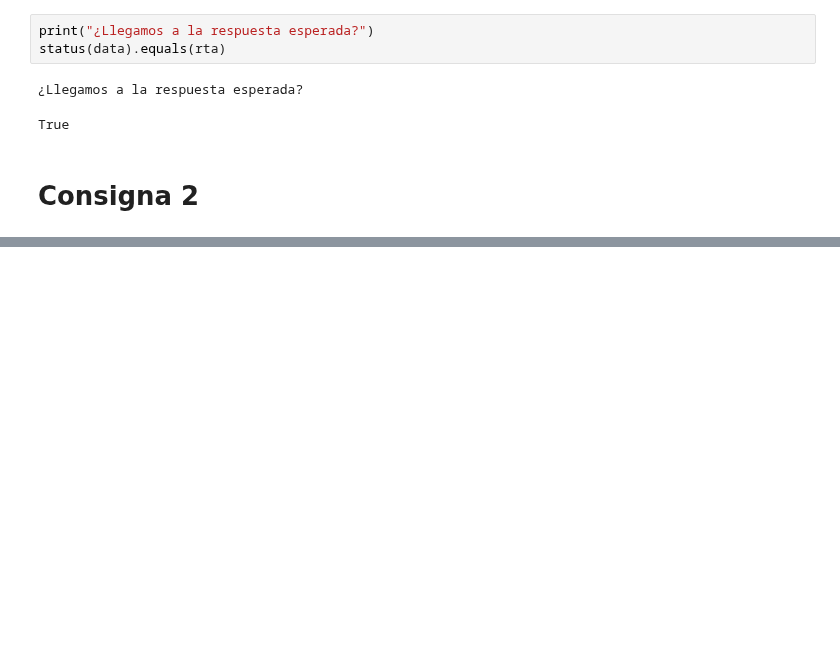
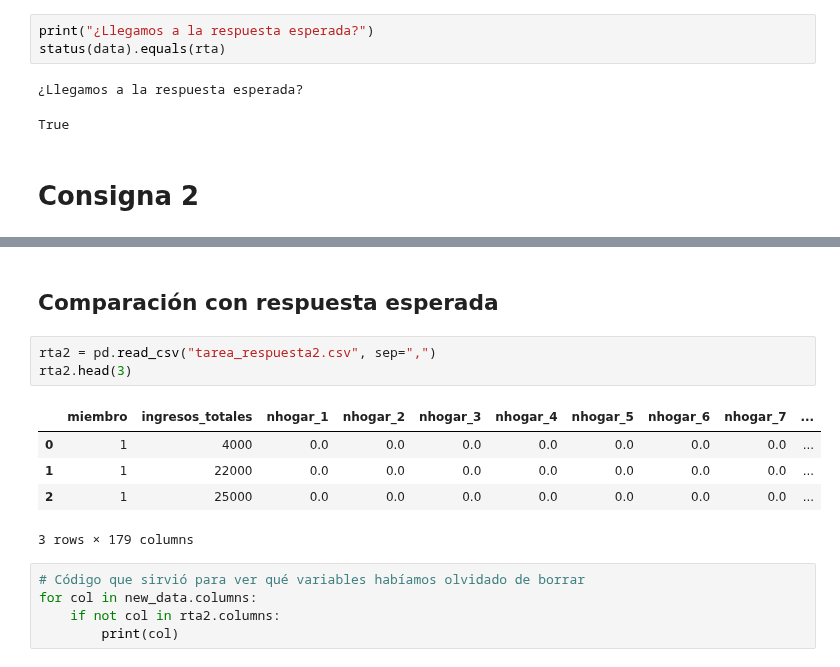
Before and after one commit to alejo-cuello/bootcamp-ds-mlops, a Jupyter notebook: 04-prep-datos-y-modelos-ml/preparacion-datos-EPH.ipynb, the cells around one changed output, grey strips where cells are left out. Drawn from its saved outputs; the diff is of its cells as text; blank space fills up the shorter version.

```diff
--- a/04-prep-datos-y-modelos-ml/preparacion-datos-EPH.ipynb
+++ b/04-prep-datos-y-modelos-ml/preparacion-datos-EPH.ipynb
@@ -456,0 +483,16 @@ True
+# %% [markdown]
+## Comparación con respuesta esperada
+# %%
+rta2 = pd.read_csv("tarea_respuesta2.csv", sep=",")
+rta2.head(3)
+# %% [output]
+|  | miembro | ingresos_totales | nhogar_1 | nhogar_2 | nhogar_3 | nhogar_4 | nhogar_5 | nhogar_6 | nhogar_7 | ... |
+| 0 | 1 | 4000 | 0.0 | 0.0 | 0.0 | 0.0 | 0.0 | 0.0 | 0.0 | ... |
+| 1 | 1 | 22000 | 0.0 | 0.0 | 0.0 | 0.0 | 0.0 | 0.0 | 0.0 | ... |
+| 2 | 1 | 25000 | 0.0 | 0.0 | 0.0 | 0.0 | 0.0 | 0.0 | 0.0 | ... |
+3 rows × 179 columns
+# %%
+# Código que sirvió para ver qué variables habíamos olvidado de borrar
+for col in new_data.columns:
+    if not col in rta2.columns:
+        print(col)
```
Also changed, not shown: parts of 19 cells of this notebook, 2 other files.
